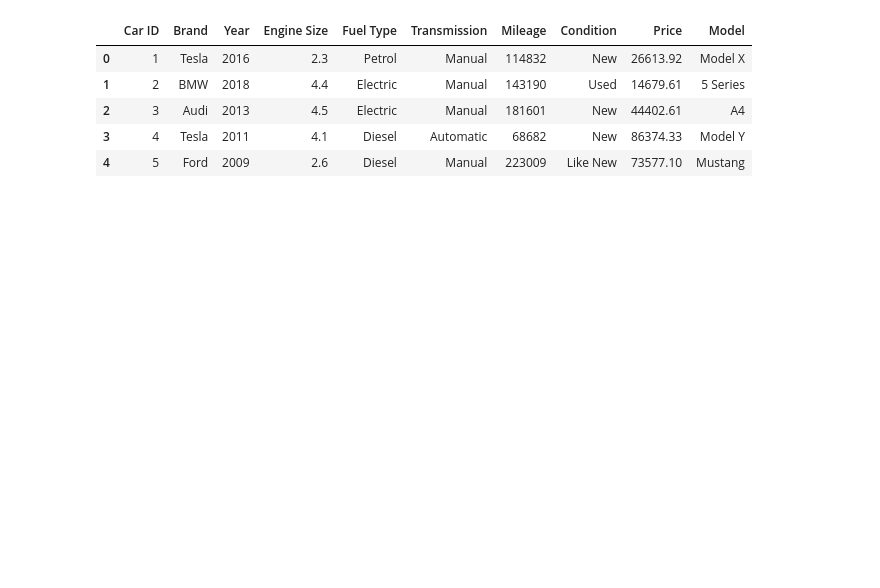
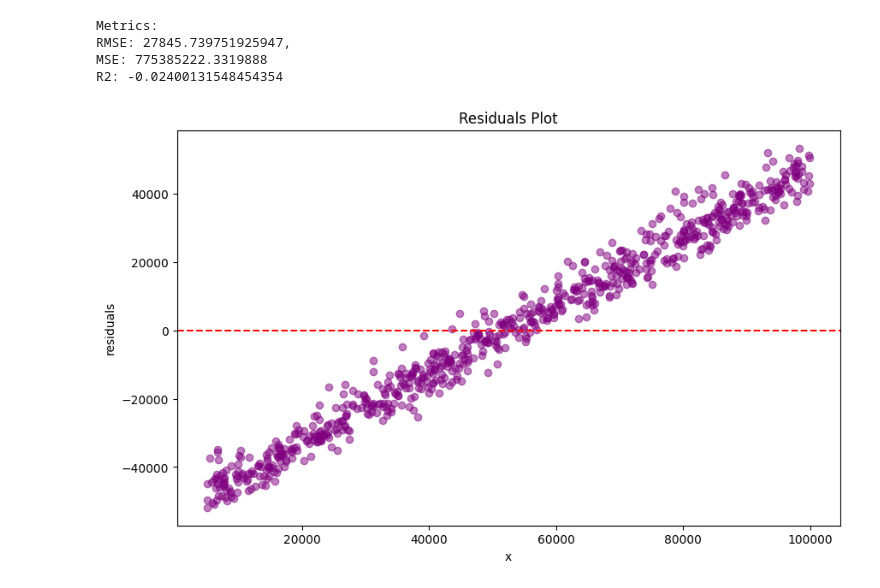
Before and after one commit to Zero5896/Car_price_modeling, a Jupyter notebook: linear_regression.ipynb, the cells around one changed output. Drawn from its saved outputs; the diff is of its cells as text; code cells hidden in the pictures; blank space fills up the shorter version.

```diff
--- a/linear_regression.ipynb
+++ b/linear_regression.ipynb
@@ -15,10 +31,0 @@ from sklearn.metrics import mean_squared_error, r2_score
-# %%
-df= pd.read_csv('data/car_price_prediction_.csv')
-df.head()
-# %% [output]
-|  | Car ID | Brand | Year | Engine Size | Fuel Type | Transmission | Mileage | Condition | Price | Model |
-| 0 | 1 | Tesla | 2016 | 2.3 | Petrol | Manual | 114832 | New | 26613.92 | Model X |
-| 1 | 2 | BMW | 2018 | 4.4 | Electric | Manual | 143190 | Used | 14679.61 | 5 Series |
-| 2 | 3 | Audi | 2013 | 4.5 | Electric | Manual | 181601 | New | 44402.61 | A4 |
-| 3 | 4 | Tesla | 2011 | 4.1 | Diesel | Automatic | 68682 | New | 86374.33 | Model Y |
-| 4 | 5 | Ford | 2009 | 2.6 | Diesel | Manual | 223009 | Like New | 73577.10 | Mustang |
@@ -24,0 +37,58 @@ df.head()
+# %%
+# Divide the numerical categories
+numerical_features = df.select_dtypes(include=['float64', 'int64']).columns.tolist()[:-1]
+
+# Divide the categorical categories
+categorical_features = df.select_dtypes(include=['object']).columns.tolist()
+
+# Instantiate the scaler
+numerical_transformer = StandardScaler()
+
+# Instantiate the one-hot encoder
+categorical_transformer = OneHotEncoder(drop='first')
+# %%
+preprocesor = ColumnTransformer(
+    transformers = [
+        ('num', numerical_transformer, numerical_features),
+        ('cat', categorical_transformer, categorical_features)
+    ]
+)
+
+model = Pipeline(
+    steps = [
+        ('preprocesor', preprocesor),
+        ('regresor', LinearRegression())
+    ]
+)
+# %%
+# Im going to train my model and store my predictions
+
+model.fit(X_train, Y_train)
+y_pred = model.predict(X_test)
+# %%
+
+print(f'''
+Metrics:
+RMSE: {np.sqrt(mean_squared_error(y_pred, Y_test))},
+MSE: {mean_squared_error(y_pred, Y_test)}
+R2: {r2_score(Y_test, y_pred)}
+''')
+# %% [output]
+Metrics:
+RMSE: 27845.739751925947,
+MSE: 775385222.3319888
+R2: -0.02400131548454354
+# %%
+residuals = Y_test - y_pred
+residuals = residuals.values
+
+plt.figure(figsize=(10, 6))
+plt.scatter(Y_test, residuals, color = 'purple', alpha = 0.5)
+plt.axhline(y = 0, color = 'red', linestyle ='--')
+plt.title('Residuals Plot')
+plt.xlabel('x')
+plt.ylabel('residuals')
+
+plt.show()
+# %% [output]
+[figure, added]
```
Also changed, not shown: parts of 5 cells of this notebook.
